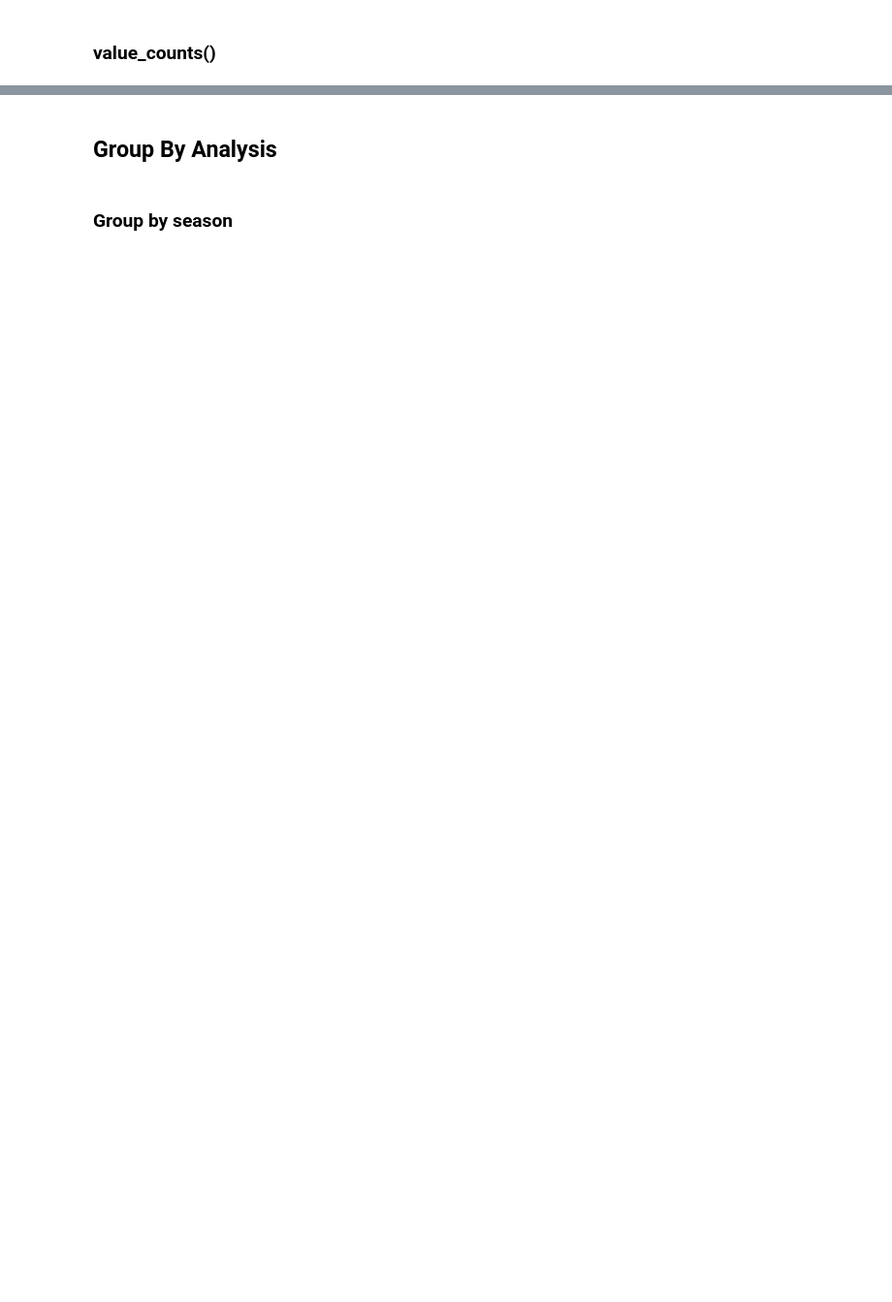
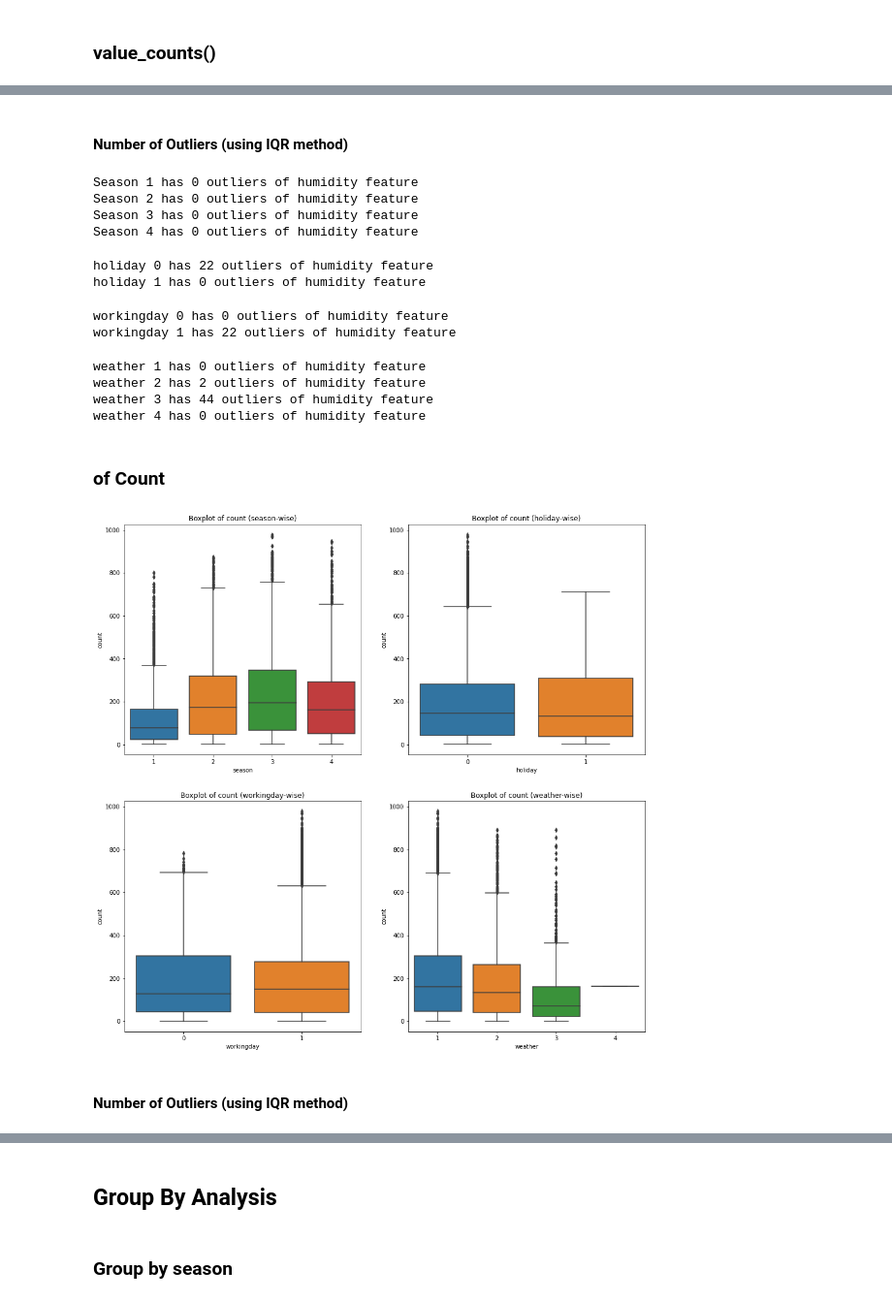
Before and after one commit to 9anubhavtyagi/yulu_eda, a Jupyter notebook: yulu_eda.ipynb, the cells around one changed output, grey strips where cells are left out. Shown: that part at 97% size. Cells and saved outputs as stored; diff of their text form; code cells hidden in the pictures; blank space fills up the shorter version.

```diff
--- a/yulu_eda.ipynb
+++ b/yulu_eda.ipynb
@@ -292,0 +333,40 @@ Name: time_of_day, dtype: int64
+# %% [markdown]
+#### Number of Outliers (using IQR method)
+# %%
+for season in df['season'].unique():
+    humidity = df.loc[df['season'] == season]["humidity"]
+    numOutliers = findOutliersCount(humidity)
+    print(f"Season {season} has {numOutliers} outliers of humidity feature")
+# %% [output]
+Season 1 has 0 outliers of humidity feature
+Season 2 has 0 outliers of humidity feature
+Season 3 has 0 outliers of humidity feature
+Season 4 has 0 outliers of humidity feature
+# %%
+for holiday in df['holiday'].unique():
+    humidity = df.loc[df['holiday'] == holiday]["humidity"]
+    numOutliers = findOutliersCount(humidity)
+    print(f"holiday {holiday} has {numOutliers} outliers of humidity feature")
+# %% [output]
+holiday 0 has 22 outliers of humidity feature
+holiday 1 has 0 outliers of humidity feature
+# %%
+for workingday in df['workingday'].unique():
+    humidity = df.loc[df['workingday'] == workingday]["humidity"]
+    numOutliers = findOutliersCount(humidity)
+    print(f"workingday {workingday} has {numOutliers} outliers of humidity feature")
+# %% [output]
+workingday 0 has 0 outliers of humidity feature
+workingday 1 has 22 outliers of humidity feature
+# %%
+for weather in df['weather'].unique():
+    humidity = df.loc[df['weather'] == weather]["humidity"]
+    numOutliers = findOutliersCount(humidity)
+    print(f"weather {weather} has {numOutliers} outliers of humidity feature")
+# %% [output]
+weather 1 has 0 outliers of humidity feature
+weather 2 has 2 outliers of humidity feature
+weather 3 has 44 outliers of humidity feature
+weather 4 has 0 outliers of humidity feature
+# %% [markdown]
+### of Count
@@ -292,0 +377,26 @@ Name: time_of_day, dtype: int64
+# %%
+feature = "count"
+fig, axs = plt.subplots(2, 2, figsize = (16, 16))
+
+# boxplot of count (season-wise)
+plt1 = sns.boxplot(data=df, x = "season", y = feature, ax = axs[0][0])
+plt1.set_title(f"Boxplot of {feature} (season-wise)")
+
+# boxplot of count (holiday-wise)
+plt2 = sns.boxplot(data=df, x = "holiday", y = feature, ax = axs[0][1])
+plt2.set_title(f"Boxplot of {feature} (holiday-wise)")
+
+# boxplot of count (workingday-wise)
+plt3 = sns.boxplot(data=df, x = "workingday", y = feature, ax = axs[1][0])
+plt3.set_title(f"Boxplot of {feature} (workingday-wise)")
+
+# boxplot of count (weather-wise)
+plt4 = sns.boxplot(data=df, x = "weather", y = feature, ax = axs[1][1])
+plt4.set_title(f"Boxplot of {feature} (weather-wise)")
+
+
+plt.show()
+# %% [output]
+[figure, added]
+# %% [markdown]
+#### Number of Outliers (using IQR method)
```
Also changed, not shown: parts of 122 cells of this notebook.
